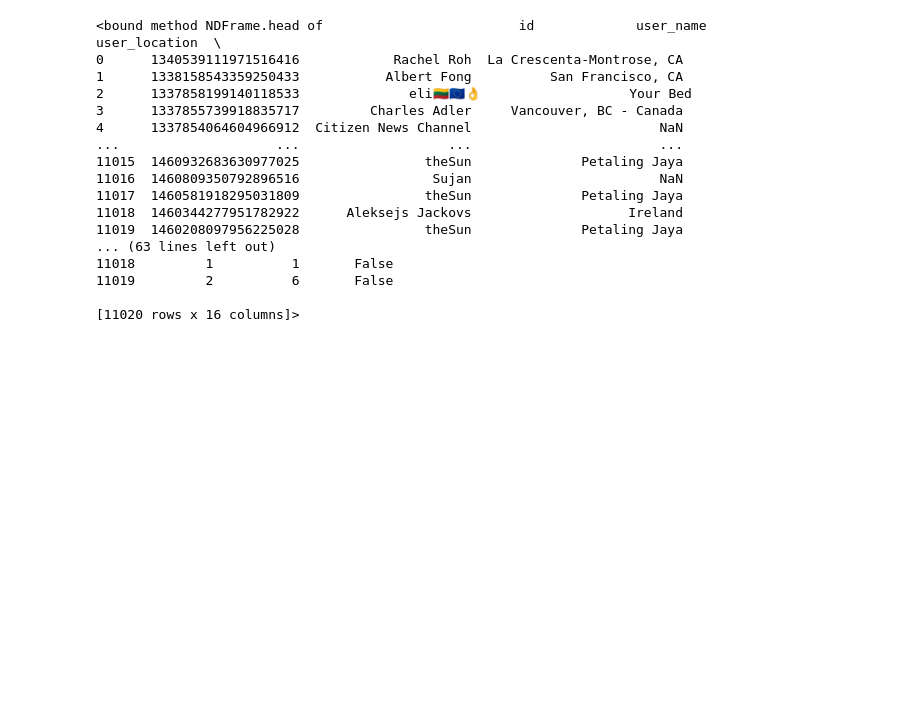
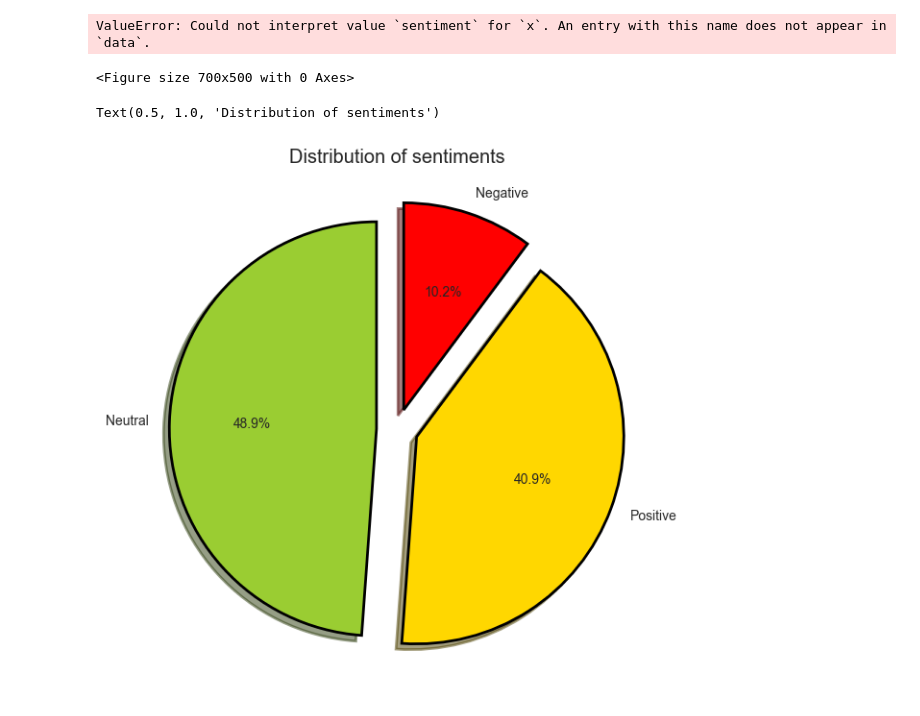
Before and after one commit to Armeelen/Hackathon1_Deivam, a Jupyter notebook: analysis.ipynb, the cells around one changed output. Drawn from its saved outputs; the diff is of its cells as text; code cells hidden in the pictures; blank space fills up the shorter version.

```diff
--- a/analysis.ipynb
+++ b/analysis.ipynb
@@ -44,20 +69,0 @@ SyntaxError: invalid non-printable character U+00A0 (3306716765.py, line 17)
-# %%
-df.head
-# %% [output]
-<bound method NDFrame.head of                         id             user_name              user_location  \
-0      1340539111971516416            Rachel Roh  La Crescenta-Montrose, CA
-1      1338158543359250433           Albert Fong          San Francisco, CA
-2      1337858199140118533              eli🇱🇹🇪🇺👌                   Your Bed
-3      1337855739918835717         Charles Adler     Vancouver, BC - Canada
-4      1337854064604966912  Citizen News Channel                        NaN
-...                    ...                   ...                        ...
-11015  1460932683630977025                theSun              Petaling Jaya
-11016  1460809350792896516                 Sujan                        NaN
-11017  1460581918295031809                theSun              Petaling Jaya
-11018  1460344277951782922      Aleksejs Jackovs                    Ireland
-11019  1460208097956225028                theSun              Petaling Jaya
-... (63 lines left out)
-11018         1          1       False
-11019         2          6       False
-
-[11020 rows x 16 columns]>
@@ -63,0 +81,11 @@ df.head
+# %%
+# Removing Duplicates if any
+df = df.drop_duplicates('text')
+# %%
+# Performing Stemming
+stemmer = PorterStemmer()
+def stemming(data):
+    text = [stemmer.stem(word) for word in data]
+    return data
+# %%
+df["text"] = df["text"].apply(lambda x: stemming(x))
@@ -64,3 +98,39 @@ df.head
+# %%
+# def sentiment(label):
+#     if label <0:
+#         return "Negative"
+#     elif label ==0:
+#         return "Neutral"
+#     elif label>0:
+#         return "Positive"
+# df['sentiment'] = df['polarity'].apply(sentiment)
+sid = SIA()
+df['sentiments']           = df['text'].apply(lambda x: sid.polarity_scores(' '.join(re.findall(r'\w+',x.lower()))))
+df['Positive Sentiment']   = df['sentiments'].apply(lambda x: x['pos']+1*(10**-6))
+df['Neutral Sentiment']    = df['sentiments'].apply(lambda x: x['neu']+1*(10**-6))
+df['Negative Sentiment']   = df['sentiments'].apply(lambda x: x['neg']+1*(10**-6))
+
+df.drop(columns=['sentiments'],inplace=True)
+# %%
+#Visualizing the Sentiment
+fig = plt.figure(figsize=(7,5))
+sns.countplot(x="sentiment",data=df)
+# %% [output]
+ValueError: Could not interpret value `sentiment` for `x`. An entry with this name does not appear in `data`.
+<Figure size 700x500 with 0 Axes>
+# %%
+#Visualizing the Sentiment
+fig = plt.figure(figsize=(7,7))
+colors = ("yellowgreen", "gold", "red")
+wp = {'linewidth':2, 'edgecolor':"black"}
+tags = df['sentiment'].value_counts()
+explode = (0.1,0.1,0.1)
+tags.plot(kind='pie', autopct='%1.1f%%', shadow=True, colors = colors,
+         startangle=90, wedgeprops = wp, explode = explode, label='')
+plt.title('Distribution of sentiments')
+# %% [output]
+Text(0.5, 1.0, 'Distribution of sentiments')
+[figure, added]
 # %%
 df.columns
 # %% [output]
```
Also changed, not shown: parts of 11 cells of this notebook, 1 other file.
